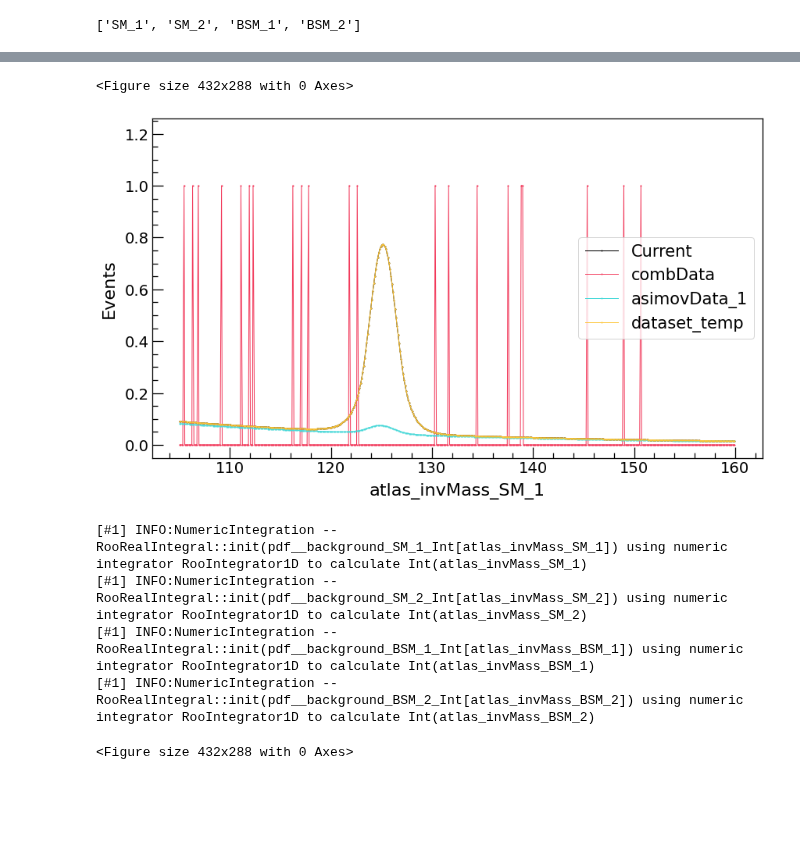
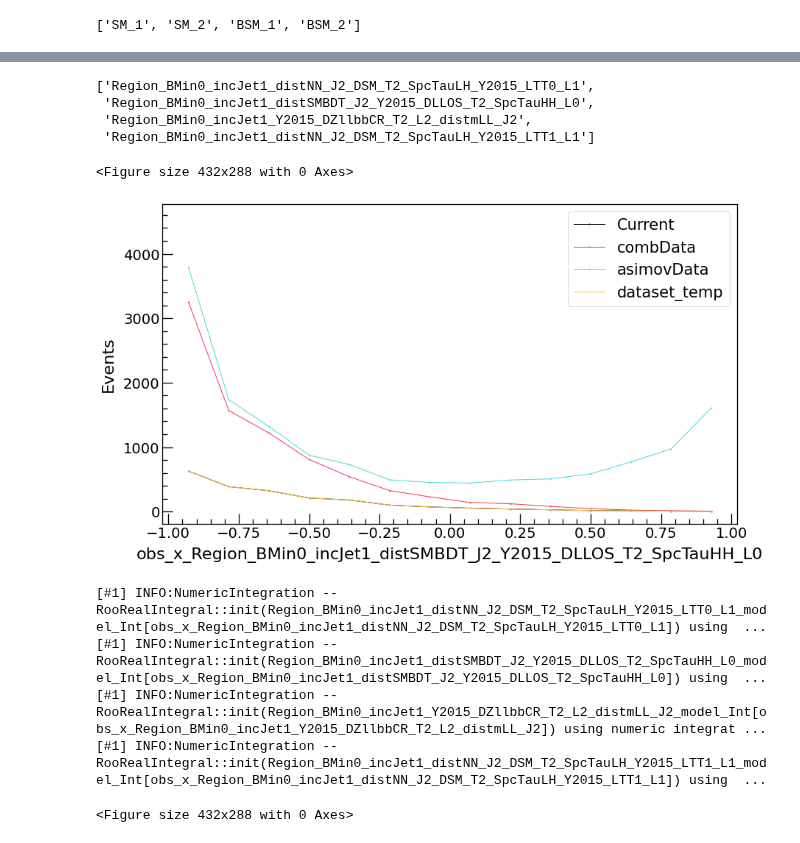
Before and after one commit to dyl64/hh_combination_fw, a Jupyter notebook: NP_ranking/VisualizeDatasetDistributions.ipynb, the cells around one changed output, grey strips where cells are left out. Cells and saved outputs as stored; diff of their text form; code cells hidden in the pictures; blank space fills up the shorter version.

```diff
--- a/NP_ranking/VisualizeDatasetDistributions.ipynb
+++ b/NP_ranking/VisualizeDatasetDistributions.ipynb
@@ -73,4 +98,5 @@ plt.show()
 # %%
-filename2 = "bbyy_asimov_-1b.root"
+filename2 = "/eos/atlas/atlascerngroupdisk/phys-hdbs/diHiggs/combination/FullRun2Workspaces/batches/v140invfb_20210903_CI/output_mu_unblind/rescaled/nonres/bbtautau/asimov_temp-2.root"
 model2 = ExtendedModel(filename2)
+model2.print_summary()
 # %% [output]
@@ -87,18 +120,25 @@ INFO: Loaded observables from model config
+# %%
+model2.get_categories()
+# %% [output]
+['Region_BMin0_incJet1_distNN_J2_DSM_T2_SpcTauLH_Y2015_LTT0_L1',
+ 'Region_BMin0_incJet1_distSMBDT_J2_Y2015_DLLOS_T2_SpcTauHH_L0',
+ 'Region_BMin0_incJet1_Y2015_DZllbbCR_T2_L2_distmLL_J2',
+ 'Region_BMin0_incJet1_distNN_J2_DSM_T2_SpcTauLH_Y2015_LTT1_L1']
 # %%
-plt2 = model2.plot_distributions(category='SM_1',
+plt2 = model2.plot_distributions(category='Region_BMin0_incJet1_distSMBDT_J2_Y2015_DLLOS_T2_SpcTauHH_L0',
                                current_distributions=True,
                                datasets=["combData",
-                                         "asimovData_1",
-                                         "dataset_temp",])
+                                         "asimovData",
+                                         "dataset_temp"])
                                  #snapshots=["nominalAllVars"])
 plt2.show()
 # %% [output]
 <Figure size 432x288 with 0 Axes>
-[figure, old version]
+[figure, new version]
-[#1] INFO:NumericIntegration -- RooRealIntegral::init(pdf__background_SM_1_Int[atlas_invMass_SM_1]) using numeric integrator RooIntegrator1D to calculate Int(atlas_invMass_SM_1)
-[#1] INFO:NumericIntegration -- RooRealIntegral::init(pdf__background_SM_2_Int[atlas_invMass_SM_2]) using numeric integrator RooIntegrator1D to calculate Int(atlas_invMass_SM_2)
-[#1] INFO:NumericIntegration -- RooRealIntegral::init(pdf__background_BSM_1_Int[atlas_invMass_BSM_1]) using numeric integrator RooIntegrator1D to calculate Int(atlas_invMass_BSM_1)
-[#1] INFO:NumericIntegration -- RooRealIntegral::init(pdf__background_BSM_2_Int[atlas_invMass_BSM_2]) using numeric integrator RooIntegrator1D to calculate Int(atlas_invMass_BSM_2)
+[#1] INFO:NumericIntegration -- RooRealIntegral::init(Region_BMin0_incJet1_distNN_J2_DSM_T2_SpcTauLH_Y2015_LTT0_L1_model_Int[obs_x_Region_BMin0_incJet1_distNN_J2_DSM_T2_SpcTauLH_Y2015_LTT0_L1]) using  ...
+[#1] INFO:NumericIntegration -- RooRealIntegral::init(Region_BMin0_incJet1_distSMBDT_J2_Y2015_DLLOS_T2_SpcTauHH_L0_model_Int[obs_x_Region_BMin0_incJet1_distSMBDT_J2_Y2015_DLLOS_T2_SpcTauHH_L0]) using  ...
+[#1] INFO:NumericIntegration -- RooRealIntegral::init(Region_BMin0_incJet1_Y2015_DZllbbCR_T2_L2_distmLL_J2_model_Int[obs_x_Region_BMin0_incJet1_Y2015_DZllbbCR_T2_L2_distmLL_J2]) using numeric integrat ...
+[#1] INFO:NumericIntegration -- RooRealIntegral::init(Region_BMin0_incJet1_distNN_J2_DSM_T2_SpcTauLH_Y2015_LTT1_L1_model_Int[obs_x_Region_BMin0_incJet1_distNN_J2_DSM_T2_SpcTauLH_Y2015_LTT1_L1]) using  ...
 # %%
 plt = model.plot_distributions(category='SM_2',
                                current_distributions=True,
```
Also changed, not shown: parts of 6 cells of this notebook, 1 other file.
